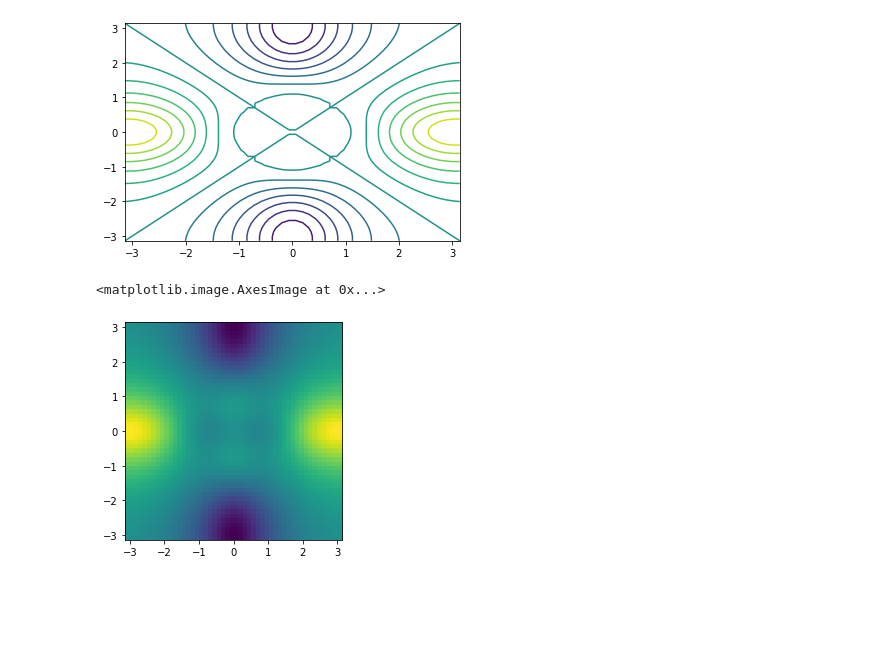
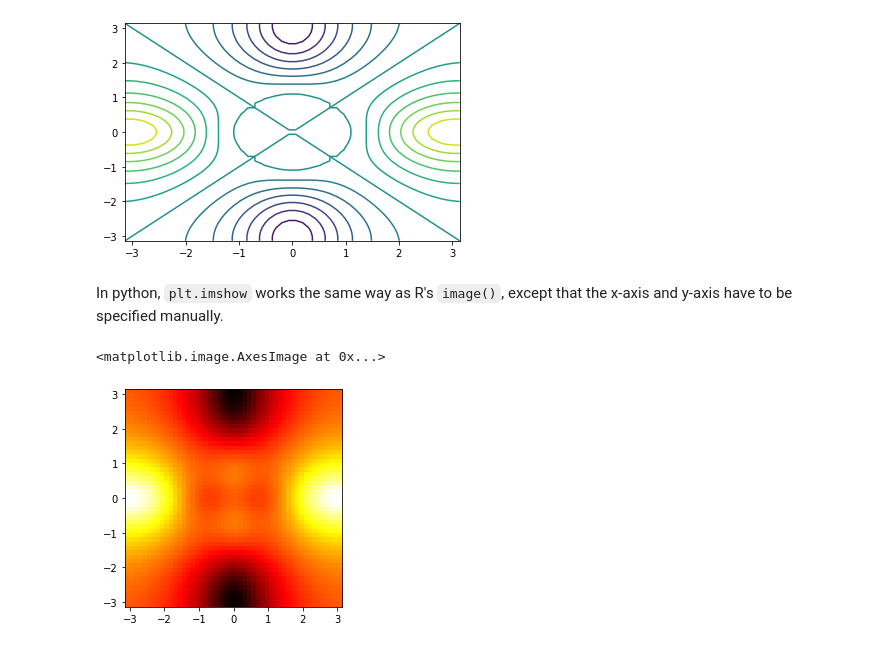
Before and after one commit to chenyulue/ISLP, a Jupyter notebook: Ch02-Statistical_Learning.ipynb, the cells around one changed output. Cells and saved outputs as stored; diff of their text form; code cells hidden in the pictures; blank space fills up the shorter version.

```diff
--- a/Ch02-Statistical_Learning.ipynb
+++ b/Ch02-Statistical_Learning.ipynb
@@ -261,8 +257,10 @@ plt.contour(x, y, za, levels=15)
 # %% [output]
 <matplotlib.contour.QuadContourSet at 0x...>
 [figure]
+# %% [markdown]
+In python, `plt.imshow` works the same way as R's `image()`, except that the x-axis and y-axis have to be specified manually.
 # %%
-plt.imshow(za, extent=[-np.pi, np.pi, -np.pi, np.pi])
+plt.imshow(za, extent=[-np.pi, np.pi, -np.pi, np.pi], cmap='hot')
 # %% [output]
 <matplotlib.image.AxesImage at 0x...>
-[figure, old version]
+[figure, new version]
```
Also changed, not shown: parts of 19 cells of this notebook.
